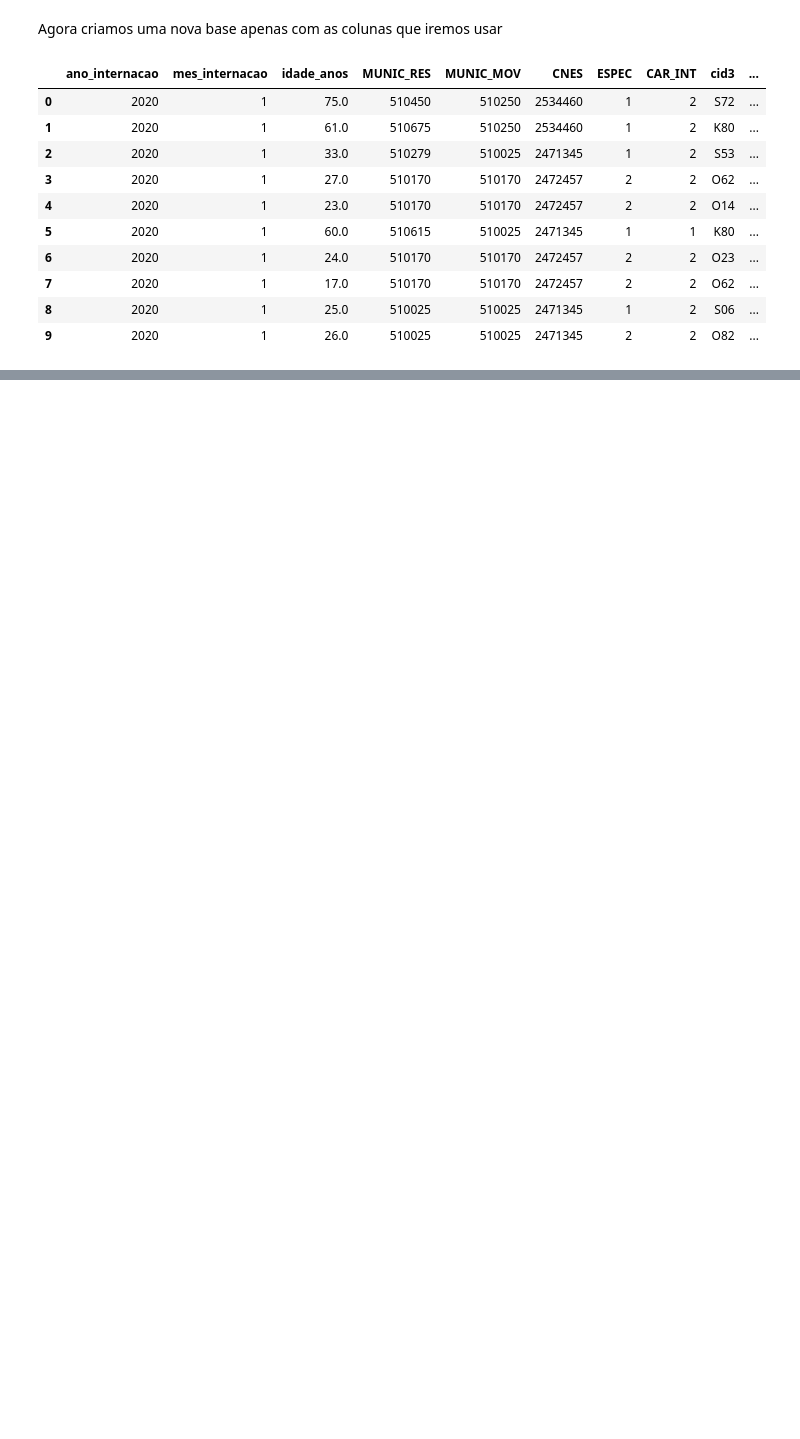
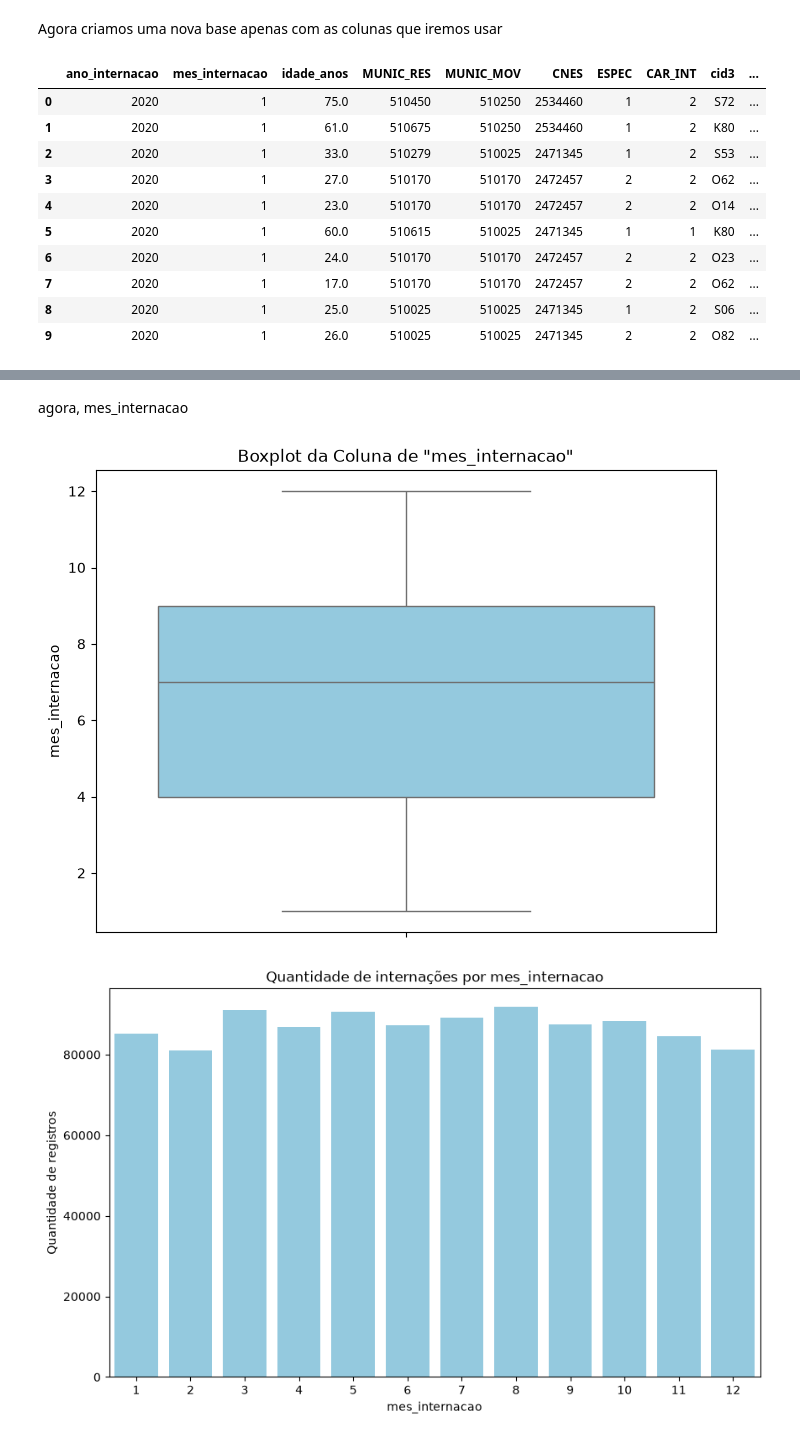
Before and after one commit to DjonathanMetelo/sih-sus-internacoes-prolongadas, a Jupyter notebook: Caderno.ipynb, the cells around one changed output, grey strips where cells are left out. Cells and saved outputs as stored; diff of their text form; code cells hidden in the pictures; blank space fills up the shorter version.

```diff
--- a/Caderno.ipynb
+++ b/Caderno.ipynb
@@ -887,0 +950,18 @@ df_modelo.head(10)
+# %% [markdown]
+agora, mes_internacao
+# %%
+plt.figure(figsize=(8, 6))
+sns.boxplot(data=df_modelo, y='mes_internacao', color='skyblue')
+plt.title('Boxplot da Coluna de "mes_internacao"')
+plt.ylabel('mes_internacao')
+
+plt.figure(figsize=(10, 6))
+sns.countplot(data=df_modelo, x="mes_internacao", color='skyblue')
+plt.title("Quantidade de internações por mes_internacao")
+plt.xlabel("mes_internacao")
+plt.ylabel("Quantidade de registros")
+
+plt.show()
+# %% [output]
+[figure, added]
+[figure, added]
```
Also changed, not shown: parts of 76 cells of this notebook.
